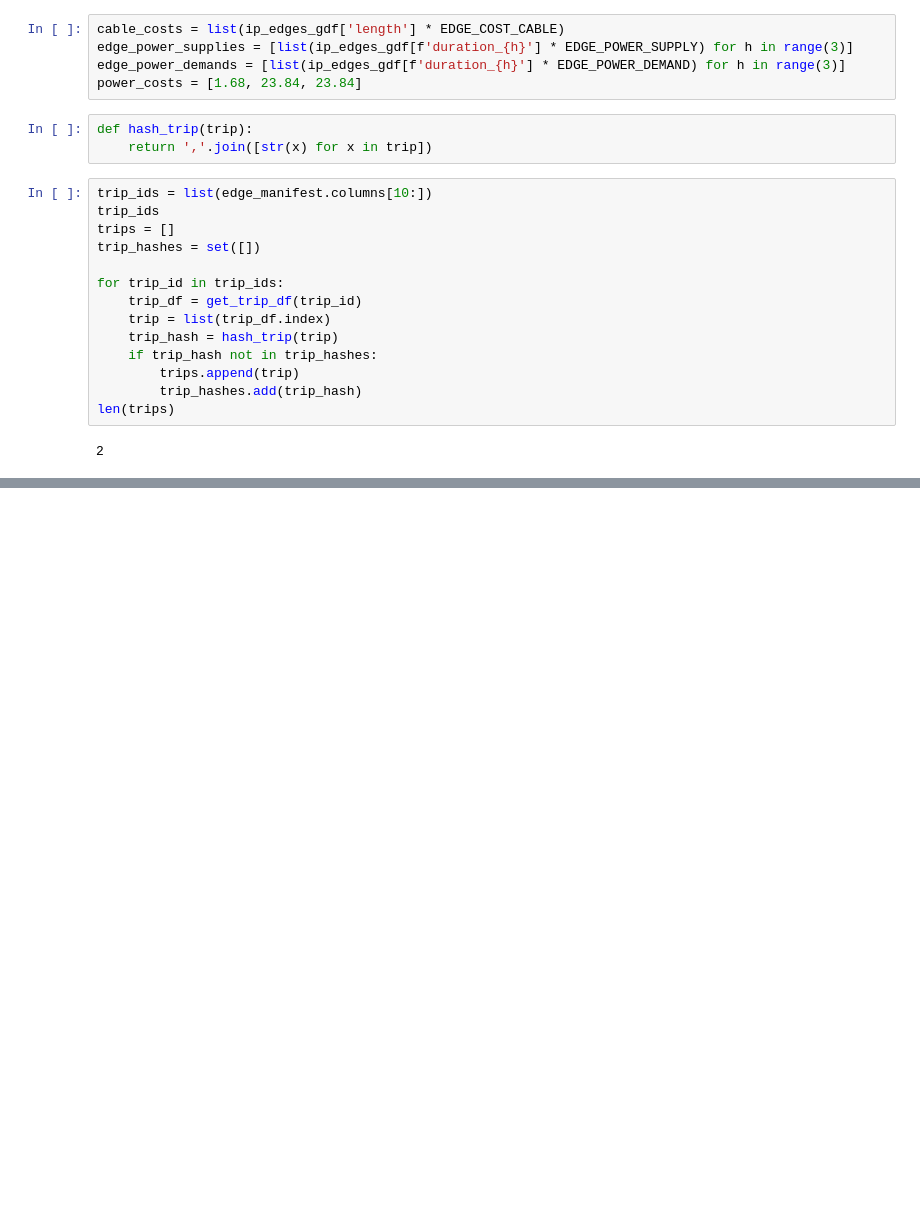
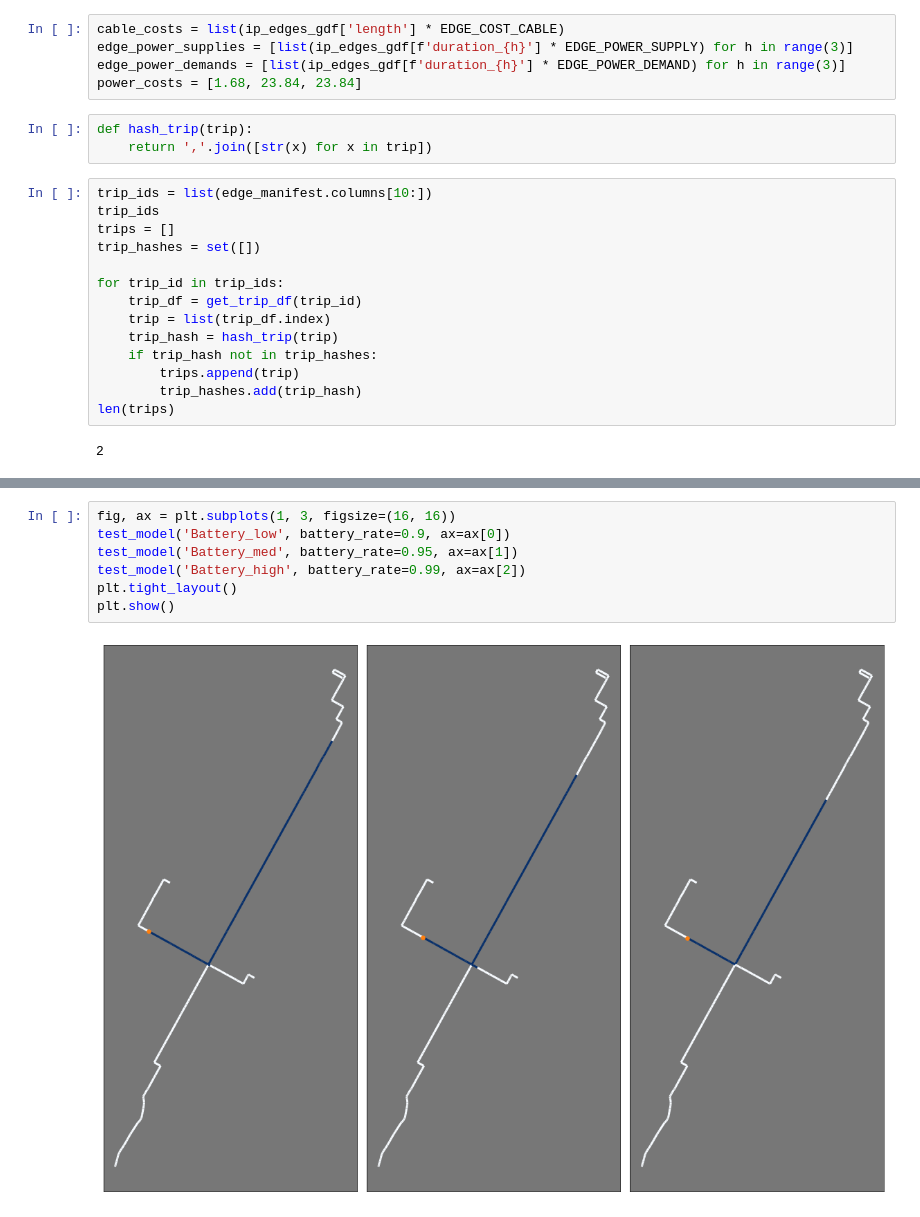
Before and after one commit to cpcarey/nyu-cusp-mlc-bus, a Jupyter notebook: src/notebooks/0200_create_ip.ipynb, the cells around one changed output, grey strips where cells are left out. Cells and saved outputs as stored; diff of their text form; blank space fills up the shorter version.

```diff
--- a/src/notebooks/0200_create_ip.ipynb
+++ b/src/notebooks/0200_create_ip.ipynb
@@ -350,0 +342,9 @@ plot_results(xdf, ydf)
+# %%
+fig, ax = plt.subplots(1, 3, figsize=(16, 16))
+test_model('Battery_low', battery_rate=0.9, ax=ax[0])
+test_model('Battery_med', battery_rate=0.95, ax=ax[1])
+test_model('Battery_high', battery_rate=0.99, ax=ax[2])
+plt.tight_layout()
+plt.show()
+# %% [output]
+[figure, added]
```
Also changed, not shown: parts of 16 cells of this notebook, 52 other files.
